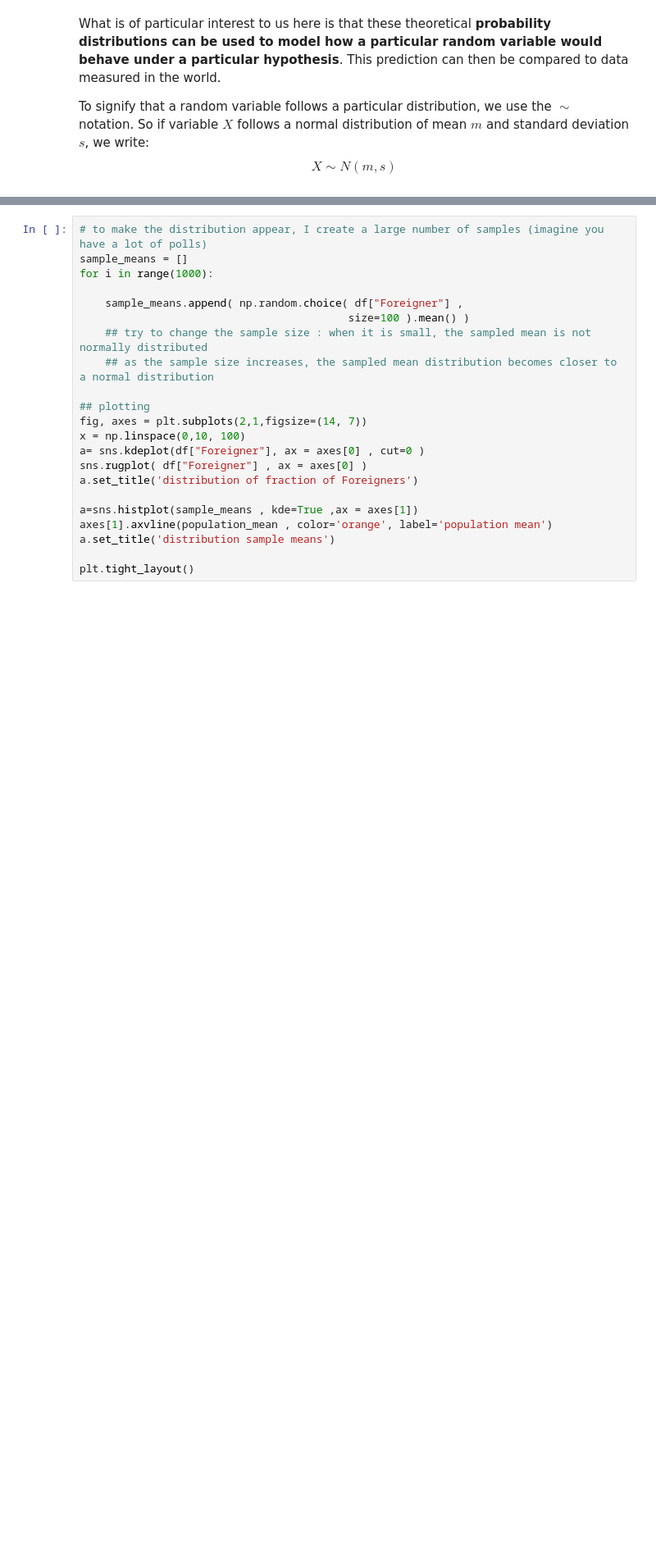
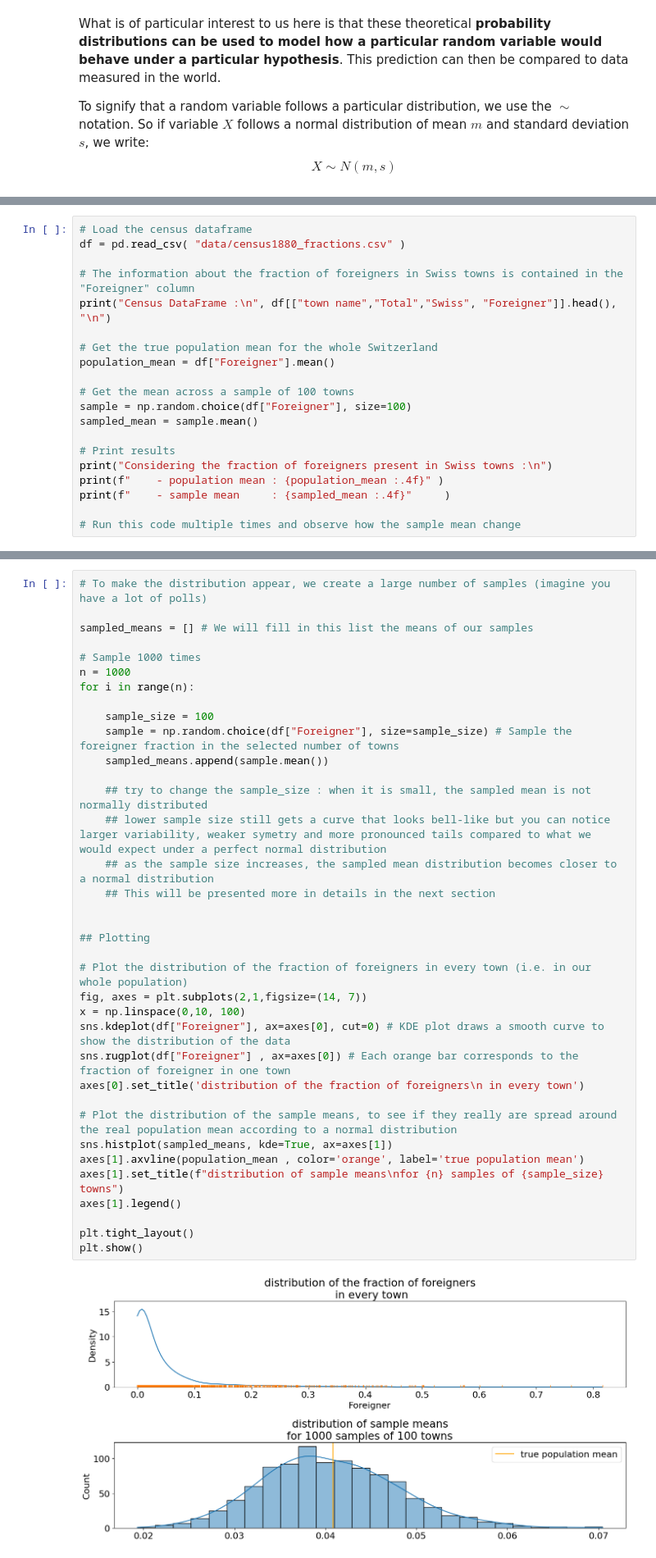
Before and after one commit to bioinfocz/IMG-Statistics-in-Python-Course, a Jupyter notebook: 02_distribution_and_statistical_tests.ipynb, the cells around one changed output, grey strips where cells are left out. Shown at 82% size. Cells and saved outputs as stored; diff of their text form; blank space fills up the shorter version.

Commit message:
Notebook 02 update - still requiring minor modifications

```diff
--- a/02_distribution_and_statistical_tests.ipynb
+++ b/02_distribution_and_statistical_tests.ipynb
@@ -168,0 +221,20 @@ print("scaled difference between population and sample mean: {:.3f}".format(( po
+# %%
+# Load the census dataframe
+df = pd.read_csv( "data/census1880_fractions.csv" )
+
+# The information about the fraction of foreigners in Swiss towns is contained in the "Foreigner" column
+print("Census DataFrame :\n", df[["town name","Total","Swiss", "Foreigner"]].head(), "\n")
+
+# Get the true population mean for the whole Switzerland
+population_mean = df["Foreigner"].mean()
+
+# Get the mean across a sample of 100 towns
+sample = np.random.choice(df["Foreigner"], size=100)
+sampled_mean = sample.mean()
+
+# Print results
+print("Considering the fraction of foreigners present in Swiss towns :\n")
+print(f"    - population mean : {population_mean :.4f}" )
+print(f"    - sample mean     : {sampled_mean :.4f}"     )
+
+# Run this code multiple times and observe how the sample mean change
@@ -171,23 +257,39 @@ According to the central limit theorem, these sample mean are not completely ran
 # %%
-# to make the distribution appear, I create a large number of samples (imagine you have a lot of polls)
-sample_means = []
-for i in range(1000):
+# To make the distribution appear, we create a large number of samples (imagine you have a lot of polls)
 
-    sample_means.append( np.random.choice( df["Foreigner"] ,
-                                          size=100 ).mean() )
-    ## try to change the sample size : when it is small, the sampled mean is not normally distributed
+sampled_means = [] # We will fill in this list the means of our samples
+
+# Sample 1000 times
+n = 1000
+for i in range(n):
+
+    sample_size = 100
+    sample = np.random.choice(df["Foreigner"], size=sample_size) # Sample the foreigner fraction in the selected number of towns
+    sampled_means.append(sample.mean())
+
+    ## try to change the sample_size : when it is small, the sampled mean is not normally distributed
+    ## lower sample size still gets a curve that looks bell-like but you can notice larger variability, weaker symetry and more pronounced tails compared to what we would expect under a perfect normal distribution
     ## as the sample size increases, the sampled mean distribution becomes closer to a normal distribution
+    ## This will be presented more in details in the next section
 
-## plotting
+
+## Plotting
+
+# Plot the distribution of the fraction of foreigners in every town (i.e. in our whole population)
 fig, axes = plt.subplots(2,1,figsize=(14, 7))
 x = np.linspace(0,10, 100)
-a= sns.kdeplot(df["Foreigner"], ax = axes[0] , cut=0 )
-sns.rugplot( df["Foreigner"] , ax = axes[0] )
-a.set_title('distribution of fraction of Foreigners')
+sns.kdeplot(df["Foreigner"], ax=axes[0], cut=0) # KDE plot draws a smooth curve to show the distribution of the data
+sns.rugplot(df["Foreigner"] , ax=axes[0]) # Each orange bar corresponds to the fraction of foreigner in one town
+axes[0].set_title('distribution of the fraction of foreigners\n in every town')
 
-a=sns.histplot(sample_means , kde=True ,ax = axes[1])
-axes[1].axvline(population_mean , color='orange', label='population mean')
-a.set_title('distribution sample means')
+# Plot the distribution of the sample means, to see if they really are spread around the real population mean according to a normal distribution
+sns.histplot(sampled_means, kde=True, ax=axes[1])
+axes[1].axvline(population_mean , color='orange', label='true population mean')
+axes[1].set_title(f"distribution of sample means\nfor {n} samples of {sample_size} towns")
+axes[1].legend()
 
 plt.tight_layout()
+plt.show()
+# %% [output]
+[figure, added]
 # %% [markdown]
```
Also changed, not shown: parts of 61 cells of this notebook.
